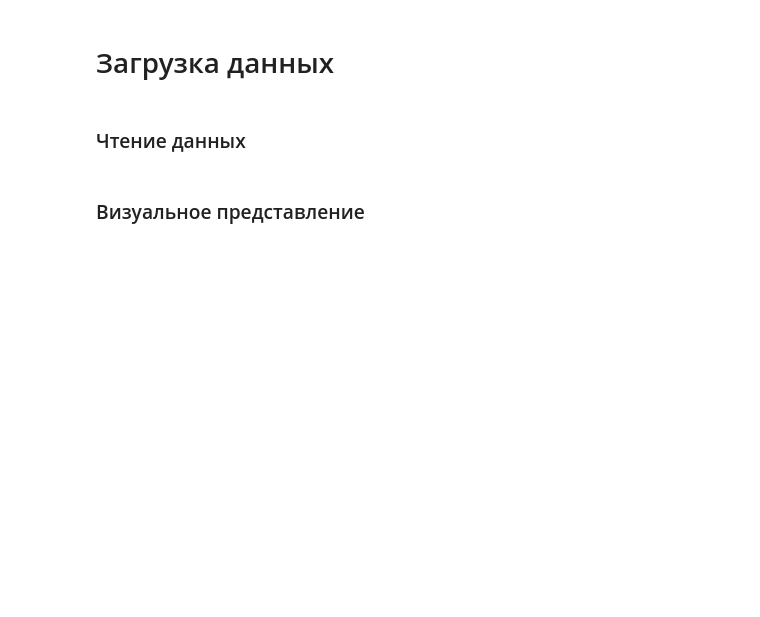
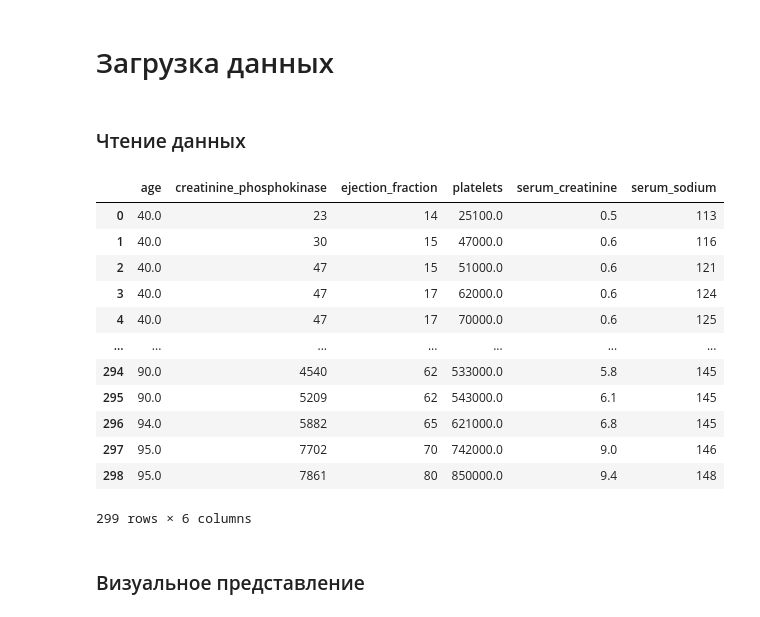
Before and after one commit to kinekt2000/ML2021, a Jupyter notebook: Labs/Lab1/Lab-1.ipynb, the cells around one changed output. Saved outputs shown, nothing was run; the diff lists cells and outputs as text; code cells hidden in the pictures; blank space fills up the shorter version.

```diff
--- a/Labs/Lab1/Lab-1.ipynb
+++ b/Labs/Lab1/Lab-1.ipynb
@@ -75,6 +75,9 @@ def plot_data_frame(data_frame, bins):
     keys = data_frame.keys()
     plot_data(data_frame.to_numpy(), bins, keys)
 
+def sort_data_frame(data_frame):
+    return pd.concat([data_frame[col].sort_values().reset_index(drop=True) for col in data_frame], axis=1)
+
 def plot_data_signal(data, keys):
     size = data.shape[1]
     print(size)
@@ -87,7 +90,7 @@ def plot_data_signal(data, keys):
 
 def plot_data_frame_signal(data_frame):
     keys = data_frame.keys()
-    data_frame_sorted = pd.concat([data_frame[col].sort_values().reset_index(drop=True) for col in data_frame], axis=1)
+    data_frame_sorted = sort_data_frame(data_frame)
     plot_data_signal(data_frame_sorted.to_numpy(), keys)
 
 def describe_data_frame(data_frame):
@@ -103,11 +106,26 @@ def describe_data_frame(data_frame):
 # %%
 
 csv_path = 'heart_failure_clinical_records_dataset.csv'
 data_frame = pd.read_csv(csv_path)
 
 data_frame = data_frame.drop(columns= [
     'anaemia', 'diabetes', 'high_blood_pressure', 'sex', 'smoking', 'time', 'DEATH_EVENT'
 ])
+sort_data_frame(data_frame)
+# %% [output]
+|  | age | creatinine_phosphokinase | ejection_fraction | platelets | serum_creatinine | serum_sodium |
+| 0 | 40.0 | 23 | 14 | 25100.0 | 0.5 | 113 |
+| 1 | 40.0 | 30 | 15 | 47000.0 | 0.6 | 116 |
+| 2 | 40.0 | 47 | 15 | 51000.0 | 0.6 | 121 |
+| 3 | 40.0 | 47 | 17 | 62000.0 | 0.6 | 124 |
+| 4 | 40.0 | 47 | 17 | 70000.0 | 0.6 | 125 |
+| ... | ... | ... | ... | ... | ... | ... |
+| 294 | 90.0 | 4540 | 62 | 533000.0 | 5.8 | 145 |
+| 295 | 90.0 | 5209 | 62 | 543000.0 | 6.1 | 145 |
+| 296 | 94.0 | 5882 | 65 | 621000.0 | 6.8 | 145 |
+| 297 | 95.0 | 7702 | 70 | 742000.0 | 9.0 | 146 |
+| 298 | 95.0 | 7861 | 80 | 850000.0 | 9.4 | 148 |
+299 rows × 6 columns
 # %% [markdown]
 ### Визуальное представление
 # %%
```
Also changed, not shown: parts of 14 cells of this notebook, 1 other file.
